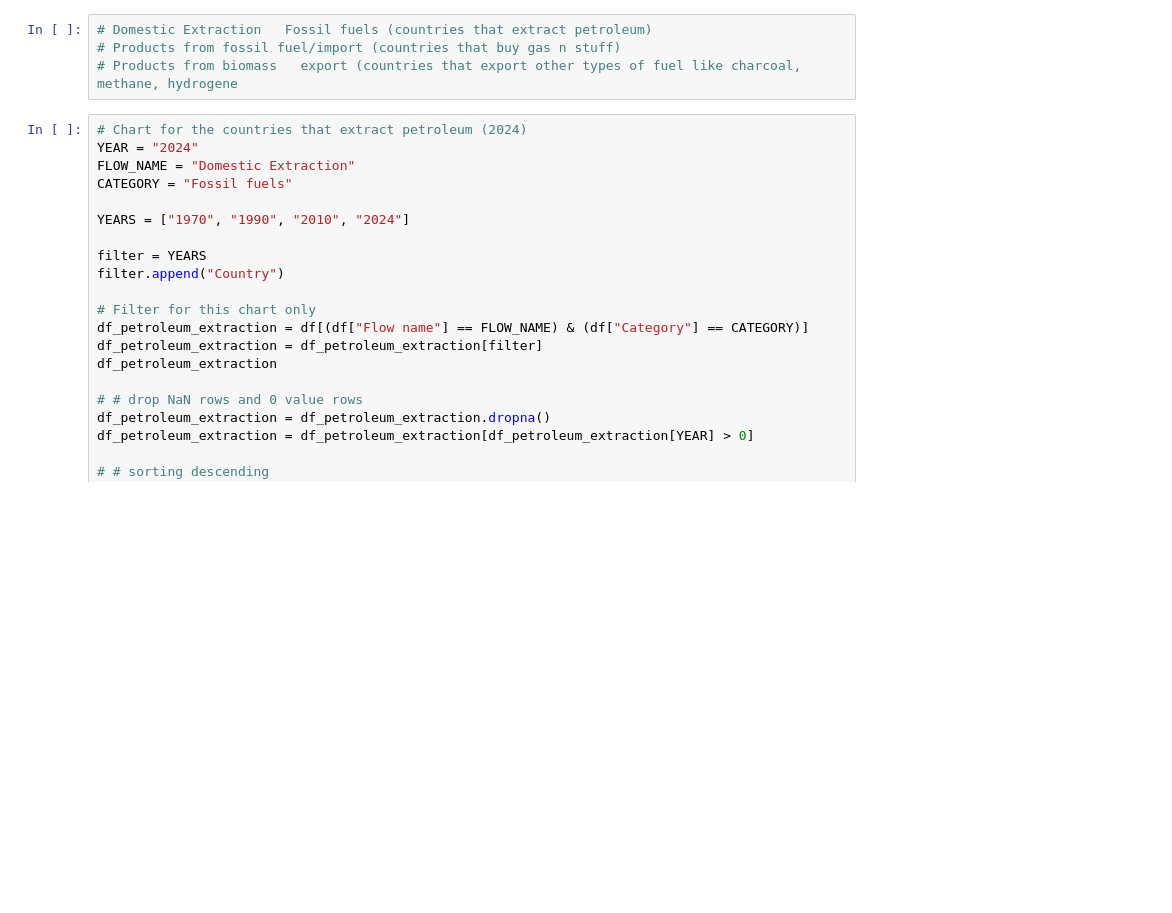
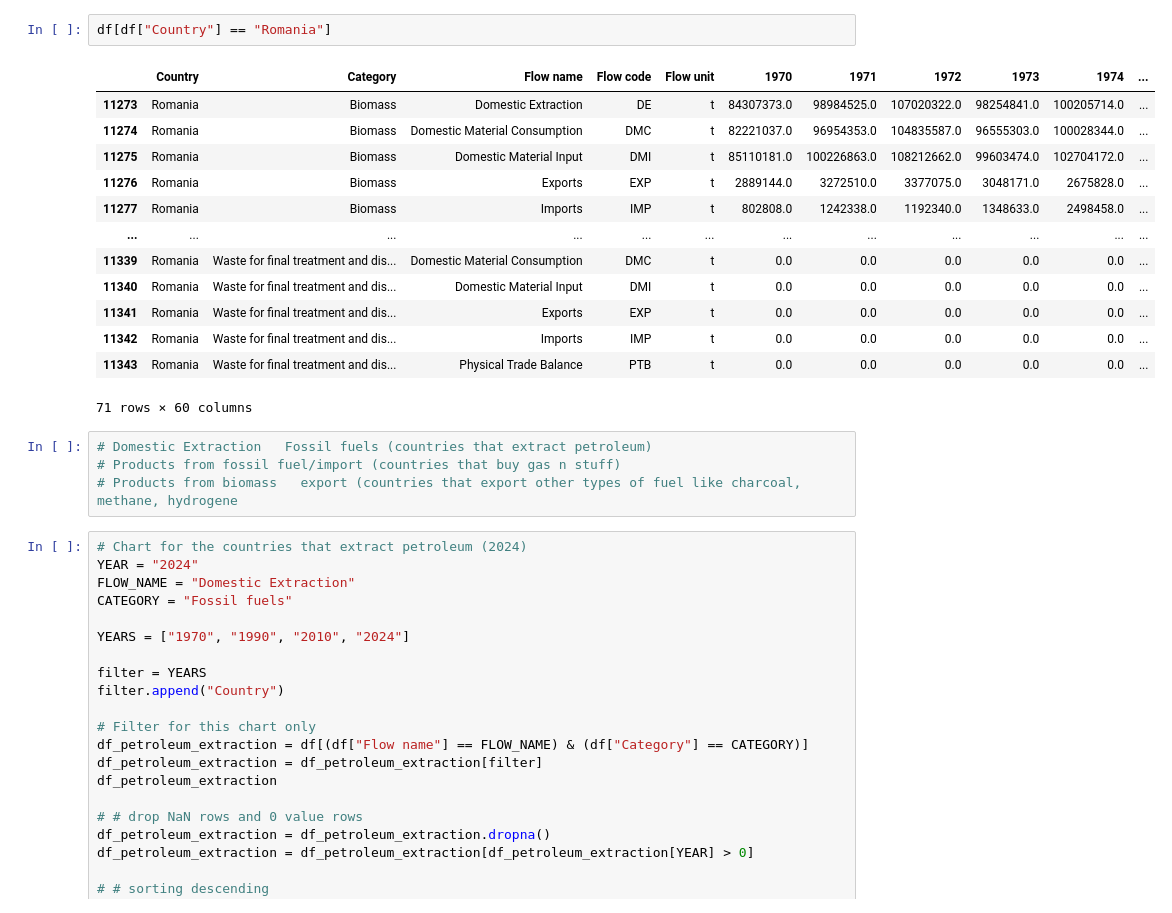
Before and after one commit to OrionFlame1/dataViz, a Jupyter notebook: Main.ipynb, the cells around one changed output. Saved outputs shown, nothing was run; the diff lists cells and outputs as text; blank space fills up the shorter version.

```diff
--- a/Main.ipynb
+++ b/Main.ipynb
@@ -52,3 +47,19 @@ df_distinct
+# %%
+df[df["Country"] == "Romania"]
+# %% [output]
+|  | Country | Category | Flow name | Flow code | Flow unit | 1970 | 1971 | 1972 | 1973 | 1974 | ... |
+| 11273 | Romania | Biomass | Domestic Extraction | DE | t | 84307373.0 | 98984525.0 | 107020322.0 | 98254841.0 | 100205714.0 | ... |
+| 11274 | Romania | Biomass | Domestic Material Consumption | DMC | t | 82221037.0 | 96954353.0 | 104835587.0 | 96555303.0 | 100028344.0 | ... |
+| 11275 | Romania | Biomass | Domestic Material Input | DMI | t | 85110181.0 | 100226863.0 | 108212662.0 | 99603474.0 | 102704172.0 | ... |
+| 11276 | Romania | Biomass | Exports | EXP | t | 2889144.0 | 3272510.0 | 3377075.0 | 3048171.0 | 2675828.0 | ... |
+| 11277 | Romania | Biomass | Imports | IMP | t | 802808.0 | 1242338.0 | 1192340.0 | 1348633.0 | 2498458.0 | ... |
+| ... | ... | ... | ... | ... | ... | ... | ... | ... | ... | ... | ... |
+| 11339 | Romania | Waste for final treatment and dis... | Domestic Material Consumption | DMC | t | 0.0 | 0.0 | 0.0 | 0.0 | 0.0 | ... |
+| 11340 | Romania | Waste for final treatment and dis... | Domestic Material Input | DMI | t | 0.0 | 0.0 | 0.0 | 0.0 | 0.0 | ... |
+| 11341 | Romania | Waste for final treatment and dis... | Exports | EXP | t | 0.0 | 0.0 | 0.0 | 0.0 | 0.0 | ... |
+| 11342 | Romania | Waste for final treatment and dis... | Imports | IMP | t | 0.0 | 0.0 | 0.0 | 0.0 | 0.0 | ... |
+| 11343 | Romania | Waste for final treatment and dis... | Physical Trade Balance | PTB | t | 0.0 | 0.0 | 0.0 | 0.0 | 0.0 | ... |
+71 rows × 60 columns
 # %%
 # Domestic Extraction	Fossil fuels (countries that extract petroleum)
 # Products from fossil fuel/import (countries that buy gas n stuff)
```
Also changed, not shown: parts of 8 cells of this notebook.
